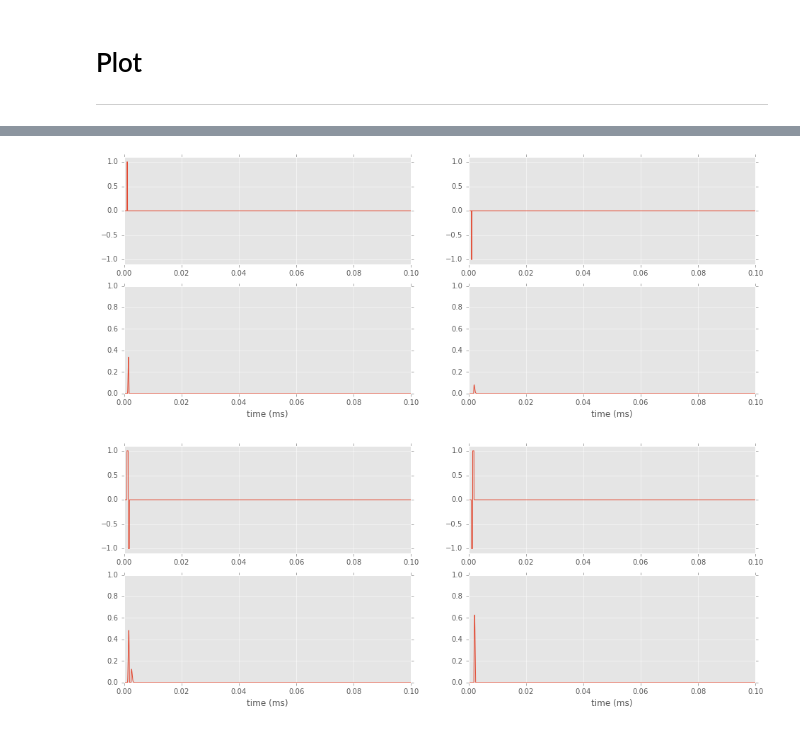
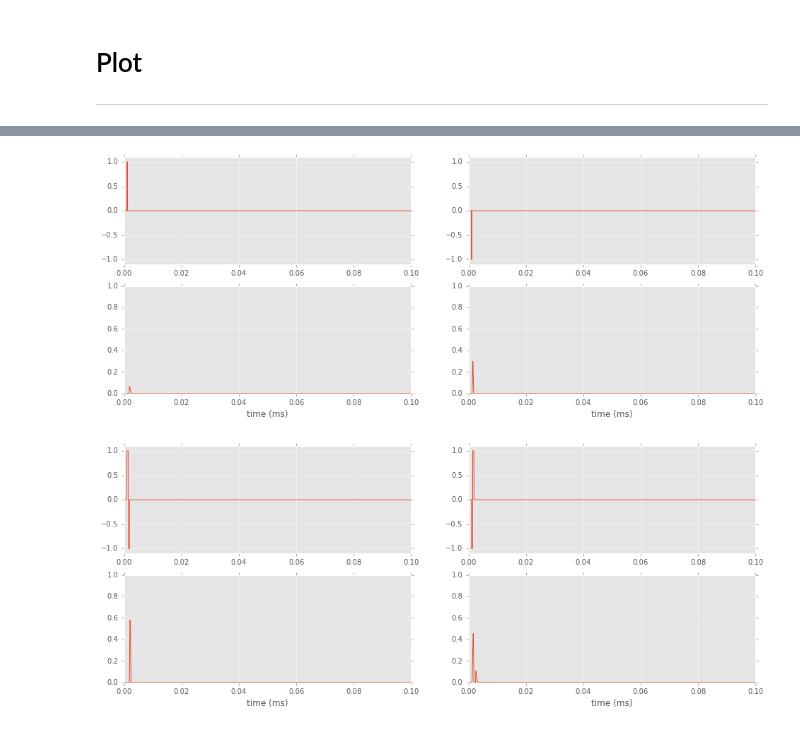
Before and after one commit to mbeyeler/pulse2percept, a Jupyter notebook: examples/notebooks/2.0-fit-SL-axon.ipynb, the cells around one changed output, grey strips where cells are left out. Cells and saved outputs as stored; diff of their text form; code cells hidden in the pictures.

```diff
--- a/examples/notebooks/2.0-fit-SL-axon.ipynb
+++ b/examples/notebooks/2.0-fit-SL-axon.ipynb
@@ -346,30 +299,35 @@ def mse_all(x, jensen2005):
 
     mse += mse_jensen2005_fig3(x, jensen2005)
     mse += mse_jensen2005_fig4(x, jensen2005)
+    mse += mse_jensen2005_fig5(x, jensen2005)
 
-    print('%s: %.9f' % (str([('%.11f' % xx) for xx in x]), mse))
+    print('%s: %.11f' % (str([('%.8f' % xx) for xx in x]), mse))
     return mse
 # %%
-def get_model(x, diam):
+def get_model(x, diam, height):
     tsample = 0.005 / 1000
 
-    [r_scale, anodic_scale, axon_scale] = x
+    [alpha, beta, gamma, delta, epsilon] = x
+#     [alpha, beta] = [-1.17942333e-01,   1.85504592e+02]
     model = dict()
+    model['diam'] = diam
+    model['height'] = height
 
-    model['gcr'] = GanglionCell(tsample, ca_scale=0,
-                                inl_scale=0,
-                                r_scale=r_scale / diam,
-                                anodic_scale=anodic_scale,
-                                axon_scale=axon_scale)
+    model['gcr'] = ec2b.GanglionCell(tsample, ca_scale=0,
+                                     inl_scale=0,
+                                     alpha=alpha,
+                                     beta=beta,
+                                     gamma=gamma,
+                                     delta=delta,
+                                     epsilon=epsilon,
+#                                      zeta=zeta,
+                                     anodic_scale=0.214,
+                                     axon_scale=0.533)
 
     model['out_th'] = 1.0
 
     return model
 # %%
-# Version where charge accumulation depends on input pulse
-
-# Good starting points:
-# ['14.694249653', '9.769784529', '0.454416381', '0.300000000', '4.675693873']
-res = minimize(mse_all, [1.0, 0.5, 1.0], args=(jensen2005),
-               method='L-BFGS-B', bounds=[(1e-5, 1e5), (1e-5, 1e5), (1e-5, 1e5)])
+res = minimize(mse_all, [1.0, 1.0, 1.0, 1.0, 1.0], args=(jensen2005),
+               method='L-BFGS-B', bounds=[(-1e5, 1e5), (0, 1e5), (0, 1e5), (1e-5, 1e5), (-1e5, 1e5)])
 # %% [output]
@@ -552,26 +696,30 @@ plt.savefig('jensen2005_fig4.png')
 # %%
 plt.figure(figsize=(16, 6))
 
 dur = 0.1
 delay = 1.0 / 1000
 pdur = 0.2 / 1000
-t = np.arange(0, dur, model['gcr'].tsample)
+
+model = get_model(res.x, 40.0, 25.0)
+gcr = model['gcr']
+t = np.arange(0, dur, gcr.tsample)
 
 for i, ptype in enumerate(['cathodic', 'anodic']):
     plt.subplot(2, 2, i + 1)
-    pt = e2cm.get_monophasic_pulse(ptype, pdur, tsample=model['gcr'].tsample, delay_dur=delay, stim_dur=dur)
+    pt = e2cm.get_monophasic_pulse(ptype, pdur, tsample=gcr.tsample, delay_dur=delay, stim_dur=dur)
     plt.plot(t, -pt)
     plt.ylim(-1.1, 1.1)
 
     plt.subplot(2, 2, i + 3)
-    mov = model['gcr'].model_cascade(utils.TimeSeries(model['gcr'].tsample, pt))
+    model['gcr'].model_cascade(utils.TimeSeries(gcr.tsample, pt), radius=model['diam'] / 2.0,
+                               height=model['height'])
 
-    plt.plot(t, np.maximum(0, mov.data))
+    plt.plot(t, np.maximum(0, gcr.r_lin))
     plt.xlabel('time (ms)')
     plt.ylim(0, 1.0)
 plt.savefig('jensen2005_SL_monophasic.png')
 # %% [output]
-[figure, old version]
+[figure, new version]
 # %%
 plt.figure(figsize=(16, 6))
 
```
Also changed, not shown: parts of 32 cells of this notebook, 8 other files.
